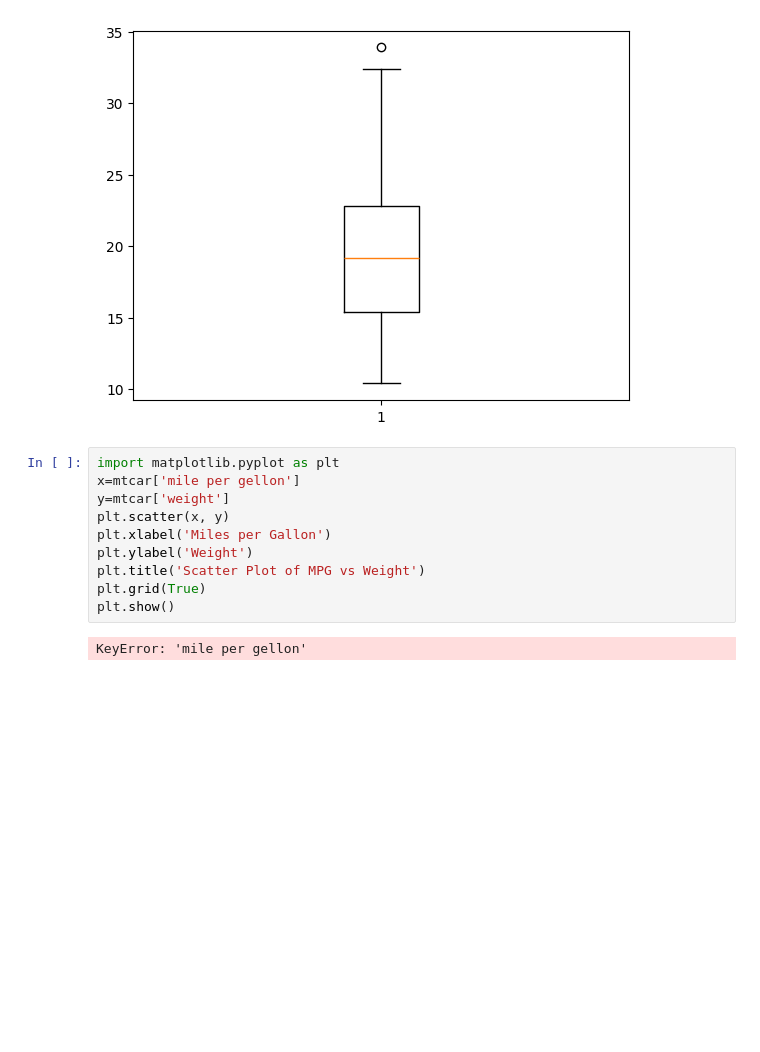
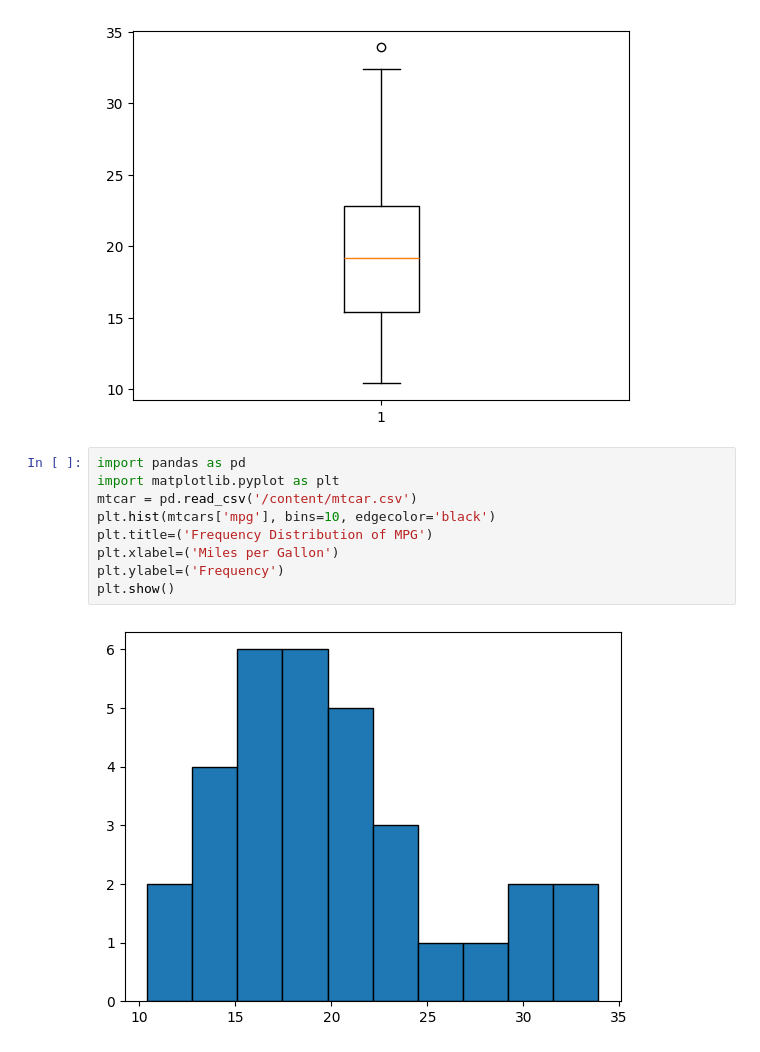
Before and after one commit to basu-2007/aiml0, a Jupyter notebook: Untitled2.ipynb, the cells around one changed output. Saved outputs shown, nothing was run; the diff lists cells and outputs as text; blank space fills up the shorter version.

```diff
--- a/Untitled2.ipynb
+++ b/Untitled2.ipynb
@@ -43,15 +43,14 @@ plt.grid=(True)
 plt.show()
 # %% [output]
 [figure]
-# %%
-import matplotlib.pyplot as plt
-x=mtcar['mile per gellon']
-y=mtcar['weight']
-plt.scatter(x, y)
-plt.xlabel('Miles per Gallon')
-plt.ylabel('Weight')
-plt.title('Scatter Plot of MPG vs Weight')
-plt.grid(True)
-plt.show()
-# %% [output]
-KeyError: 'mile per gellon'
+# %%
+import pandas as pd
+import matplotlib.pyplot as plt
+mtcar = pd.read_csv('/content/mtcar.csv')
+plt.hist(mtcars['mpg'], bins=10, edgecolor='black')
+plt.title=('Frequency Distribution of MPG')
+plt.xlabel=('Miles per Gallon')
+plt.ylabel=('Frequency')
+plt.show()
+# %% [output]
+[figure, added]
```
